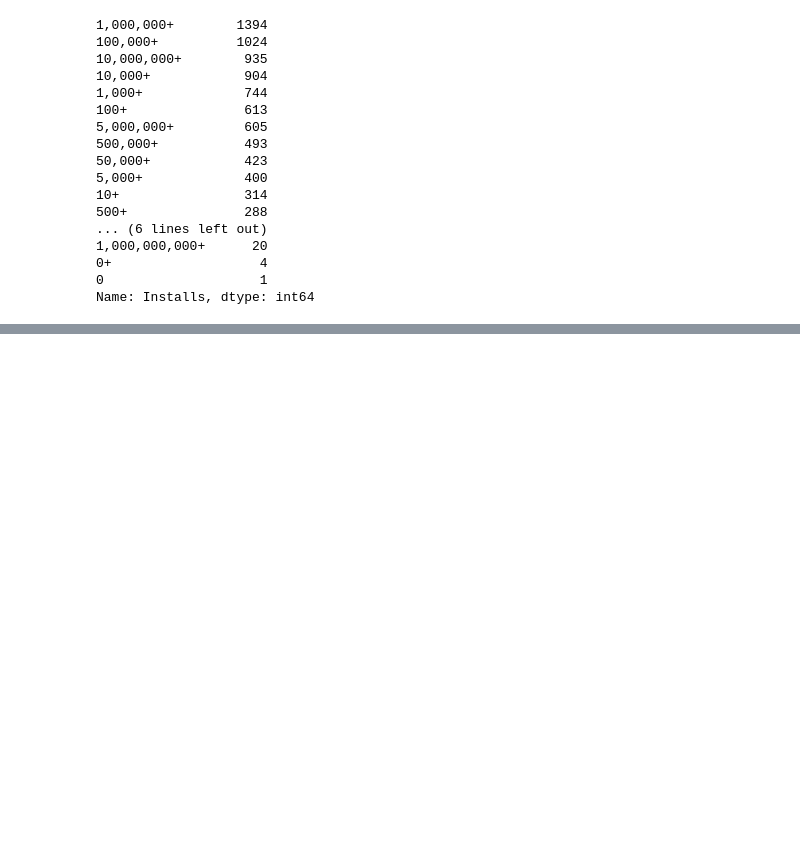
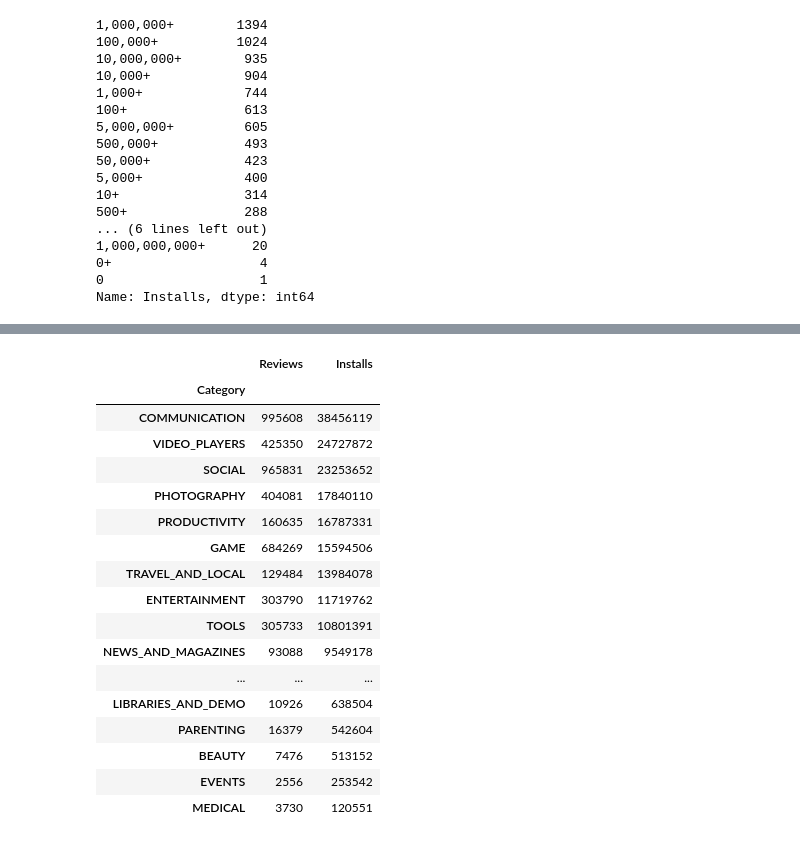
Before and after one commit to anirusso/app-data, a Jupyter notebook: app-data.ipynb, the cells around one changed output, grey strips where cells are left out. Drawn from its saved outputs; the diff is of its cells as text; code cells hidden in the pictures; blank space fills up the shorter version.

```diff
--- a/app-data.ipynb
+++ b/app-data.ipynb
@@ -678,0 +769,24 @@ To perform computations, however, we'll need to convert each install number to f
+# %%
+#format display of numbers
+pd.options.display.float_format = '{:.0f}'.format
+top_google = google_data.groupby(['Category']).mean().sort_values('Installs', ascending=False)
+top_google
+# %% [output]
+|  | Reviews | Installs |
+| Category |  |  |
+| COMMUNICATION | 995608 | 38456119 |
+| VIDEO_PLAYERS | 425350 | 24727872 |
+| SOCIAL | 965831 | 23253652 |
+| PHOTOGRAPHY | 404081 | 17840110 |
+| PRODUCTIVITY | 160635 | 16787331 |
+| GAME | 684269 | 15594506 |
+| TRAVEL_AND_LOCAL | 129484 | 13984078 |
+| ENTERTAINMENT | 303790 | 11719762 |
+| TOOLS | 305733 | 10801391 |
+| NEWS_AND_MAGAZINES | 93088 | 9549178 |
+| ... | ... | ... |
+| LIBRARIES_AND_DEMO | 10926 | 638504 |
+| PARENTING | 16379 | 542604 |
+| BEAUTY | 7476 | 513152 |
+| EVENTS | 2556 | 253542 |
+| MEDICAL | 3730 | 120551 |
```
Also changed, not shown: parts of 33 cells of this notebook.
